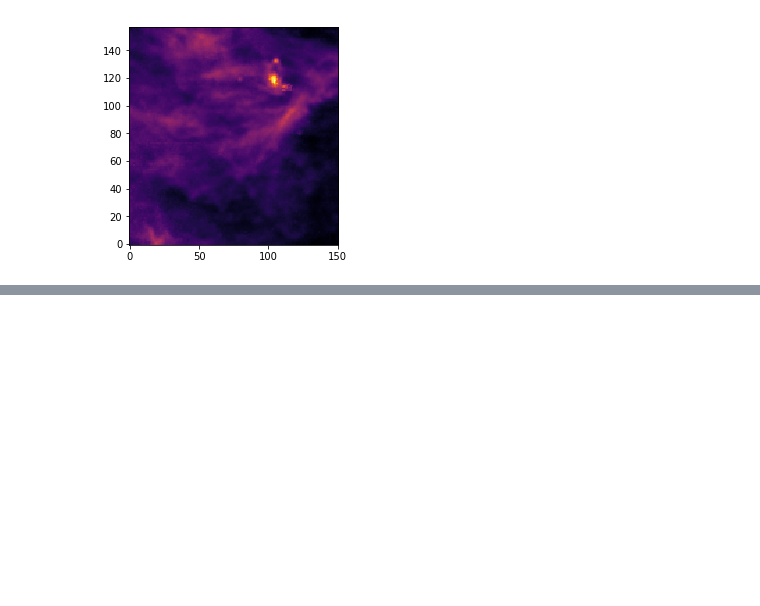
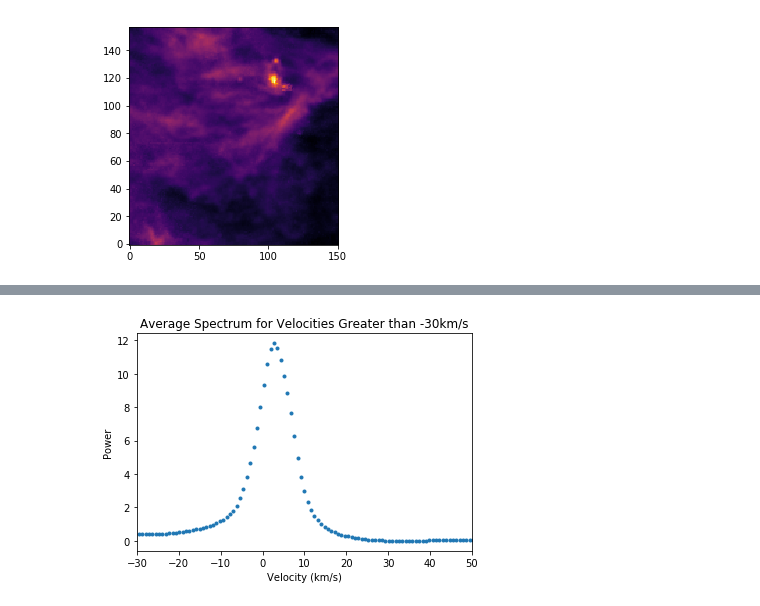
Before and after one commit to lukavujeva/ast425, a Jupyter notebook: AST425 Introduction Assignment.ipynb, the cells around one changed output, grey strips where cells are left out. Saved outputs shown, nothing was run; the diff lists cells and outputs as text; code cells hidden in the pictures; blank space fills up the shorter version.

```diff
--- a/AST425 Introduction Assignment.ipynb
+++ b/AST425 Introduction Assignment.ipynb
@@ -88,0 +107,25 @@ ValueError: operands could not be broadcast together with shapes (621,157,151) (
+# %%
+#now that we can see where the minimum in between the two peaks is at roughly -30 km/s,
+#we will split the data at -30km/s to get more reasonable results,
+
+#so the first range will be velocities less than -30 km/s
+#we will do this by splitting the array at -30
+
+#first we look for the index where the velocity is less than -30 km/s
+
+v_ind = np.where(v <= -30)
+
+#therefore we can split all of the data sets at the index 365 to get the two distinct velocity ranges
+
+#so for the values greater than -30km/s, the average spectrum is
+v_high = v[:365]
+mean_spec_high = mean_spec[:365]
+
+plt.plot(v_high, mean_spec_high, linestyle = "none", marker = '.')
+plt.title("Average Spectrum for Velocities Greater than -30km/s")
+plt.xlim(-30, 50)
+plt.xlabel("Velocity (km/s)")
+plt.ylabel("Power")
+plt.show()
+# %% [output]
+[figure, added]
```
Also changed, not shown: parts of 11 cells of this notebook.
